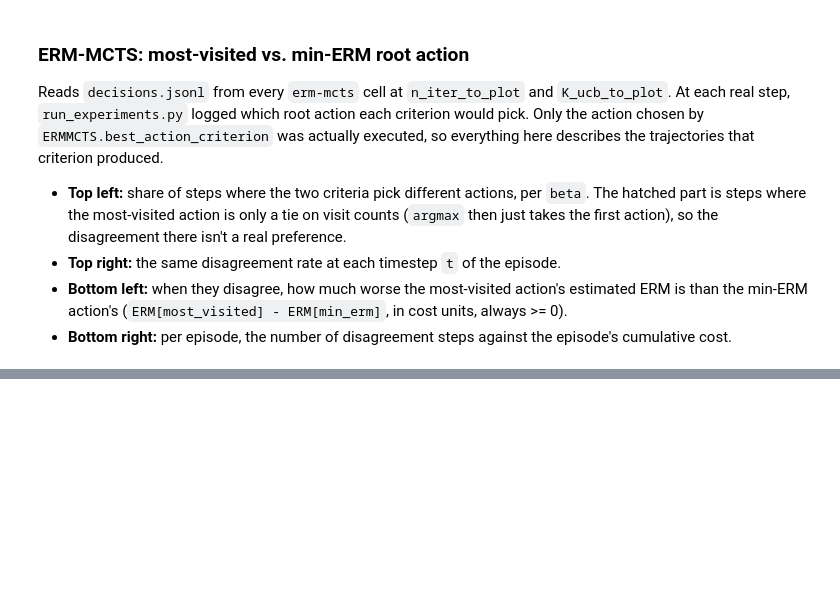
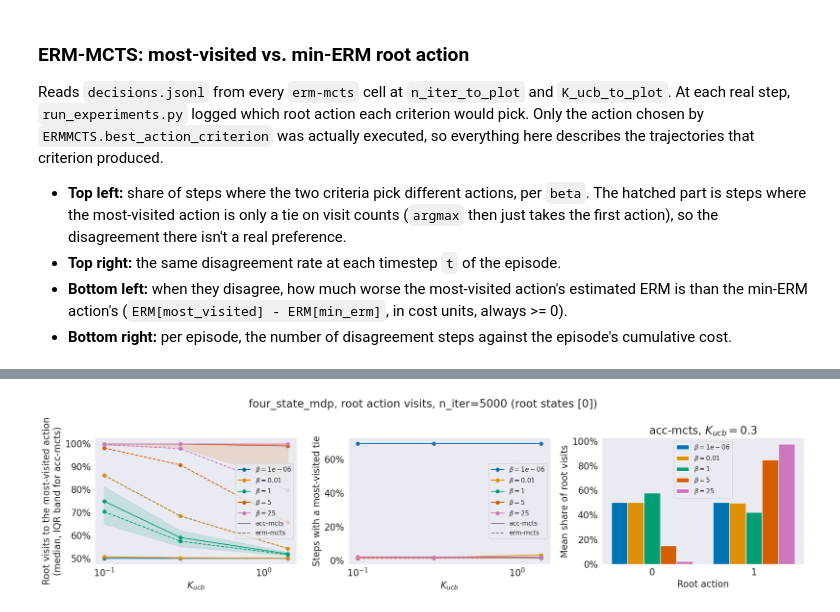
Before and after one commit to JacopoSilvestrin/risk-aware-mcts, a Jupyter notebook: Four-State-MDP-exp.ipynb, the cells around one changed output, grey strips where cells are left out. Cells and saved outputs as stored; diff of their text form; code cells hidden in the pictures; blank space fills up the shorter version.

```diff
--- a/Four-State-MDP-exp.ipynb
+++ b/Four-State-MDP-exp.ipynb
@@ -326,0 +472,87 @@ else:
+# %%
+# Root states to include (MDP state ids); None = every step. States where all actions are equivalent have uniform
+# visits whatever the planner does and dilute the statistics (e.g. four_state_mdp only decides in state 0).
+VISITS_STATES = [0]  # the only state where the two actions differ
+
+# (algo, beta, K_ucb) -> list of steps, at n_iter_to_plot; every K_ucb, so we can see how exploration changes the visits
+visit_steps = {}
+for cell_name, meta in manifest["cells"].items():
+    if (meta["env"] != ENV_NAME or meta["status"] != "done" or meta["algo"] not in ("acc-mcts", "erm-mcts")
+            or meta["n_iter"] != n_iter_to_plot):
+        continue
+    path = os.path.join(SWEEP_DIR, cell_name, "decisions.jsonl")
+    if not os.path.exists(path):  # acc-mcts only logs decisions.jsonl since commit 9fbf227
+        continue
+    with open(path) as f:
+        steps = [s for line in f for s in json.loads(line)["steps"]
+                 if VISITS_STATES is None or s["state"] in VISITS_STATES]
+    visit_steps[(meta["algo"], meta["erm_beta"], meta.get("K_ucb", DEFAULT_K_UCB))] = steps
+
+acc_betas = sorted({b for algo, b, _ in visit_steps if algo == "acc-mcts"})
+if not acc_betas:
+    print(f"No acc-mcts decisions.jsonl (n_iter={n_iter_to_plot}) in {SWEEP_DIR}: nothing to plot.")
+else:
+    colors = {b: sns.color_palette()[betas.index(b) % 10] for b in acc_betas}  # same color per beta in every panel
+
+    def top_share(step):
+        return max(step["visits"]) / sum(step["visits"])
+
+    def is_visit_tie(step):
+        return step["visits"].count(max(step["visits"])) > 1
+
+    fig, (ax_share, ax_tie, ax_act) = plt.subplots(1, 3, figsize=(19, 5))
+
+    # Left / middle: visit concentration and exact-tie rate vs K_ucb. acc-mcts solid, erm-mcts dashed for reference.
+    for beta in acc_betas:
+        for algo, style in (("acc-mcts", "-"), ("erm-mcts", "--")):
+            ks = sorted(k for a, b, k in visit_steps if a == algo and b == beta and visit_steps[(a, b, k)])
+            if not ks:
+                continue
+            shares = [[top_share(s) for s in visit_steps[(algo, beta, k)]] for k in ks]
+            label = fr"$\beta={beta}$" if algo == "acc-mcts" else None
+            ax_share.plot(ks, [np.median(x) for x in shares], style, marker="o", color=colors[beta], label=label)
+            if algo == "acc-mcts":
+                ax_share.fill_between(ks, [np.percentile(x, 25) for x in shares],
+                                      [np.percentile(x, 75) for x in shares], color=colors[beta], alpha=0.15)
+            ax_tie.plot(ks, [np.mean([is_visit_tie(s) for s in visit_steps[(algo, beta, k)]]) for k in ks],
+                        style, marker="o", color=colors[beta], label=label)
+    for ax in (ax_share, ax_tie):
+        ax.plot([], [], "-", color="gray", label="acc-mcts")
+        ax.plot([], [], "--", color="gray", label="erm-mcts")
+        ax.set_xscale("log")
+        ax.set_xlabel(r"$K_{ucb}$")
+        ax.yaxis.set_major_formatter(matplotlib.ticker.PercentFormatter(1.0))
+        ax.legend(fontsize=11)
+    ax_share.set_ylabel("Root visits to the most-visited action\n(median, IQR band for acc-mcts)")
+    ax_tie.set_ylabel("Steps with a most-visited tie")
+
+    # Right: acc-mcts's mean root visit share of each action at K_ucb_to_plot, one bar group per beta.
+    actions = sorted({a for beta in acc_betas for s in visit_steps.get(("acc-mcts", beta, K_ucb_to_plot), [])
+                      for a in s["actions"]})
+    width = 0.8 / len(acc_betas)
+    for i, beta in enumerate(acc_betas):
+        steps = visit_steps.get(("acc-mcts", beta, K_ucb_to_plot), [])
+        if not steps:
+            continue
+        share = {a: 0.0 for a in actions}
+        for s in steps:
+            for a, v in zip(s["actions"], s["visits"]):
+                share[a] += v / sum(s["visits"]) / len(steps)
+        ax_act.bar(np.arange(len(actions)) + (i - (len(acc_betas) - 1) / 2) * width, [share[a] for a in actions],
+                   width=width, color=colors[beta], label=fr"$\beta={beta}$")
+    ax_act.set_xticks(np.arange(len(actions)))
+    ax_act.set_xticklabels([str(a) for a in actions])
+    ax_act.set_xlabel("Root action")
+    ax_act.set_ylabel("Mean share of root visits")
+    ax_act.yaxis.set_major_formatter(matplotlib.ticker.PercentFormatter(1.0))
+    ax_act.set_title(fr"acc-mcts, $K_{{ucb}}={K_ucb_to_plot:g}$")
+    ax_act.legend(fontsize=11)
+
+    for ax in (ax_share, ax_tie, ax_act):
+        ax.grid(True, alpha=0.3)
+    states = "all steps" if VISITS_STATES is None else f"root states {VISITS_STATES}"
+    fig.suptitle(f"{ENV_NAME}, root action visits, n_iter={n_iter_to_plot} ({states})")
+    fig.tight_layout()
+    plt.show()
+# %% [output]
+[figure, added]
```
Also changed, not shown: parts of 14 cells of this notebook, 2 other files.
